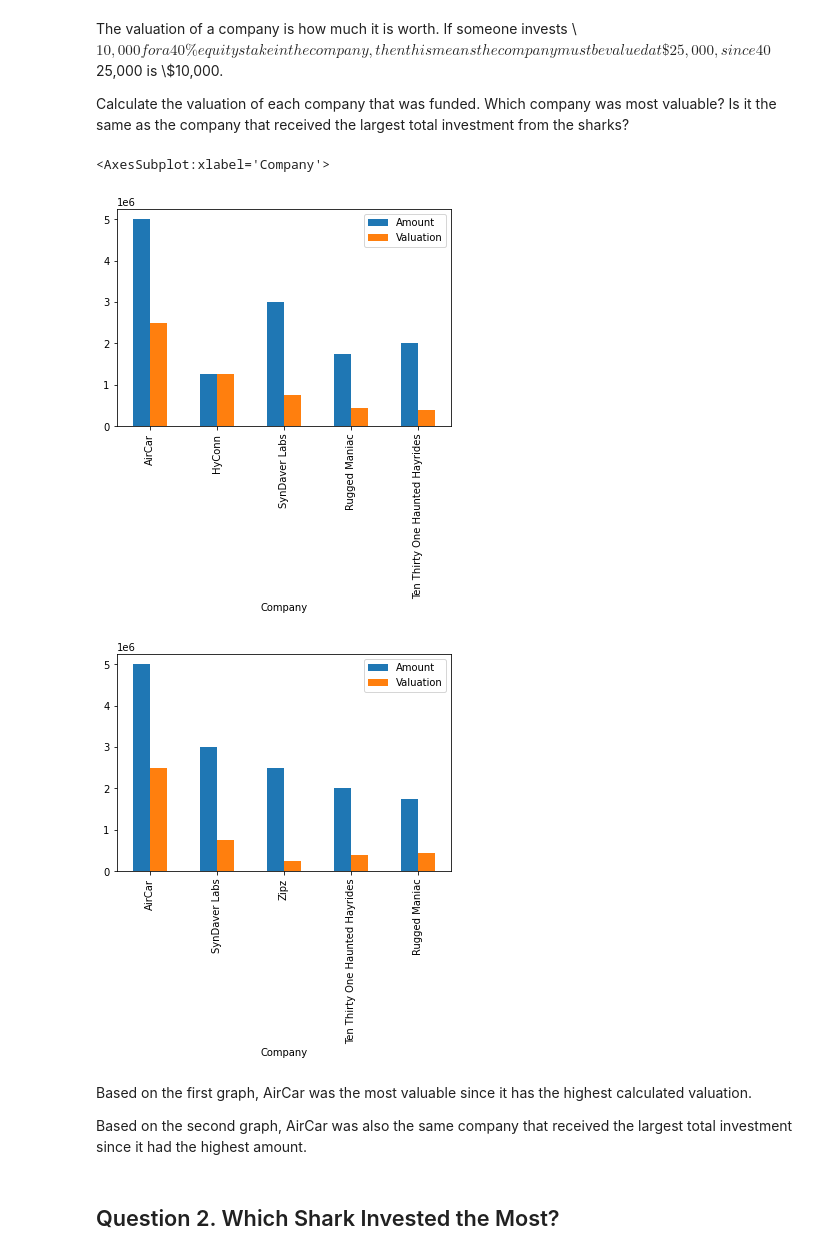
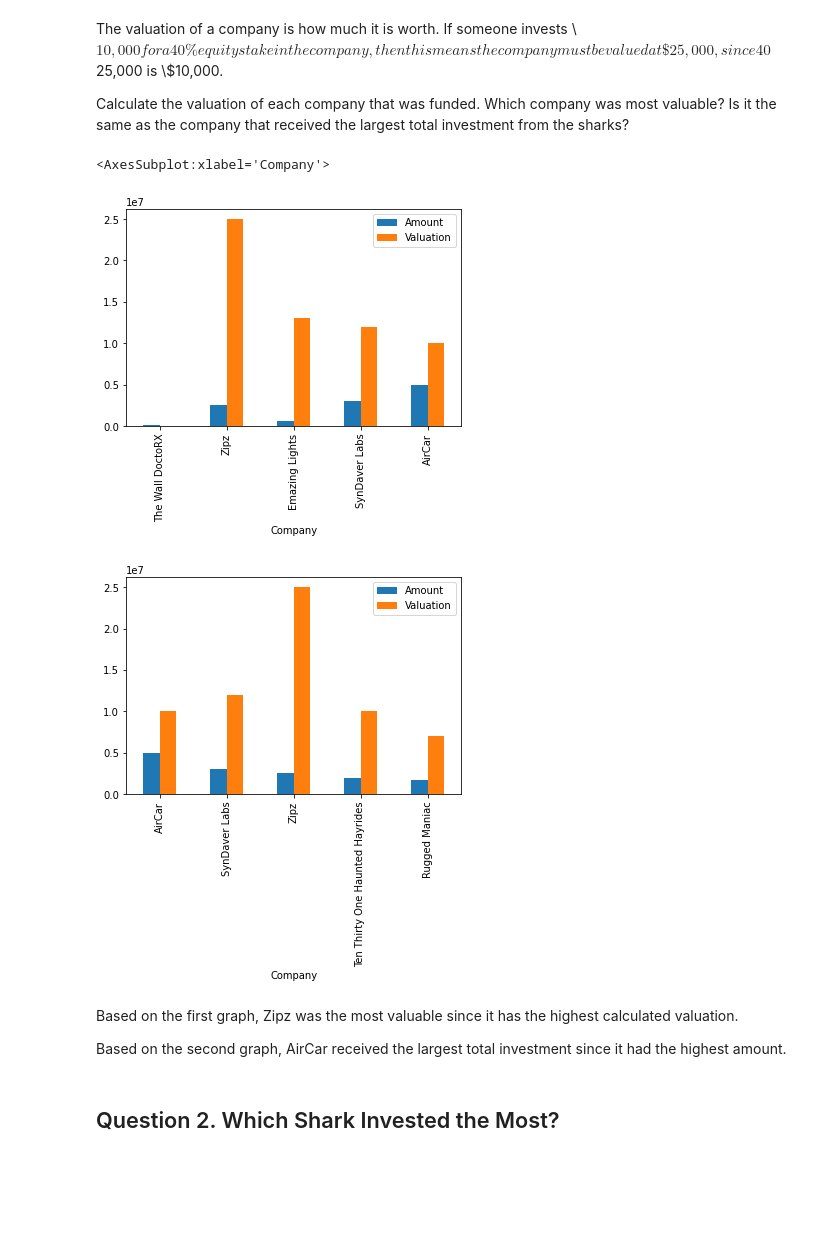
Before and after one commit to claynaut/cs105, a Jupyter notebook: lab-2/2A. Shark Tank.ipynb, the cells around one changed output. Drawn from its saved outputs; the diff is of its cells as text; code cells hidden in the pictures; blank space fills up the shorter version.

```diff
--- a/lab-2/2A. Shark Tank.ipynb
+++ b/lab-2/2A. Shark Tank.ipynb
@@ -34,9 +34,7 @@ df.head()
 # %% [markdown]
 There is one column for each of the sharks. A 1 indicates that they chose to invest in that company, while a missing value indicates that they did not choose to invest in that company. Notice that these missing values show up as NaNs when we read in the data. Fill in these missing values with zeros. Other columns may also contain NaNs; be careful not to fill those columns with zeros, or you may end up with strange results down the line.
 # %%
-sharks = df.loc[:,'Corcoran':'Guest'] # gets columns of sharks
-for shark in sharks:
-    df[shark].fillna(0, inplace = True)
+sharks = df.loc[:,'Corcoran':'Guest'].fillna(0, inplace = True)
 df.head()
 # %% [output]
 |  | Season | No. in series | Company | Deal | Industry | Entrepreneur Gender | Amount | Equity | Corcoran | ... |
@@ -65,18 +63,18 @@ The valuation of a company is how much it is worth. If someone invests \\$10,000
 
 Calculate the valuation of each company that was funded. Which company was most valuable? Is it the same as the company that received the largest total investment from the sharks?
 # %%
-df['Valuation']= df['Amount'] * df['Equity'] # calculates valuation by multiplying amount and equity
+df['Valuation']= df['Amount'] / df['Equity'] # calculates valuation by dividing amount and equity
 df_temp = df.pivot_table(values=['Amount', 'Valuation'], index=['Company']) # creates a table of companies and their corresponding amount and valuation
 df_temp.nlargest(5, columns=['Valuation']).plot.bar() # plots table of largest 5 and sorts by descending valuation
 df_temp.nlargest(5, columns=['Amount']).plot.bar() # plots table of largest 5 and sorts by descending amount
 # %% [output]
 <AxesSubplot:xlabel='Company'>
-[figure, old version]
+[figure, new version]
-[figure, old version]
+[figure, new version]
 # %% [markdown]
-Based on the first graph, AirCar was the most valuable since it has the highest calculated valuation.
+Based on the first graph, Zipz was the most valuable since it has the highest calculated valuation.
 
-Based on the second graph, AirCar was also the same company that received the largest total investment since it had the highest amount.
+Based on the second graph, AirCar received the largest total investment since it had the highest amount.
 # %% [markdown]
 ## Question 2. Which Shark Invested the Most?
 # %% [markdown]
```
Also changed, not shown: parts of 2 cells of this notebook, 1 other file.
